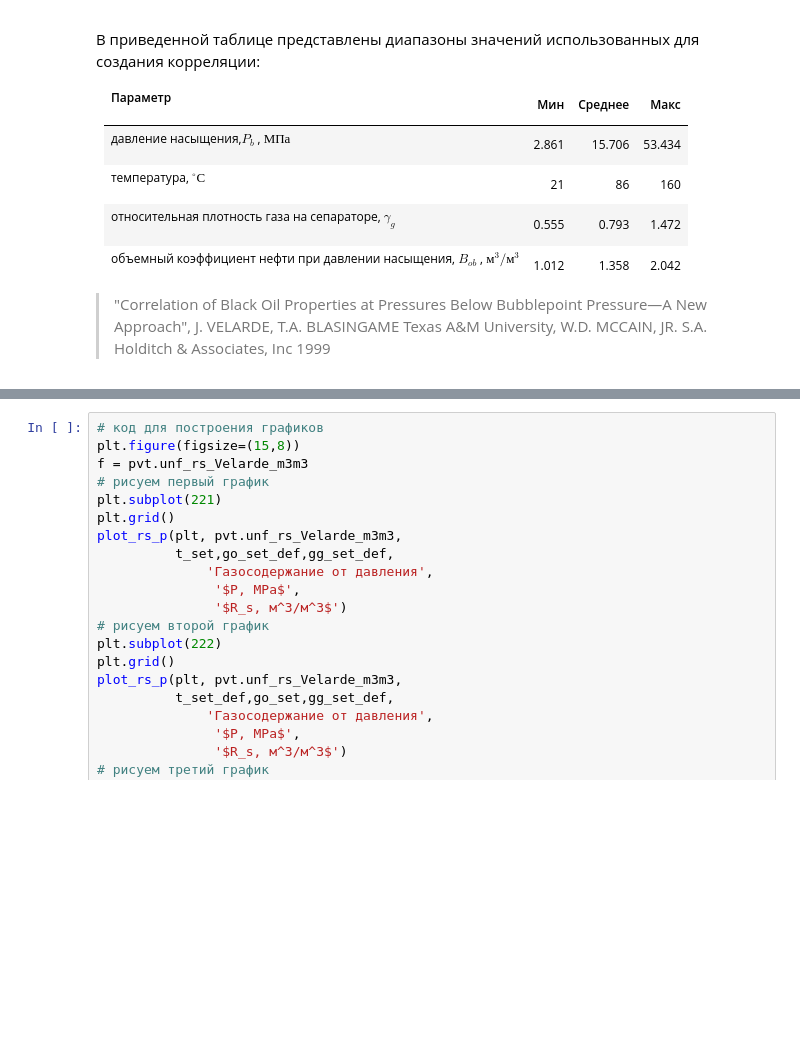
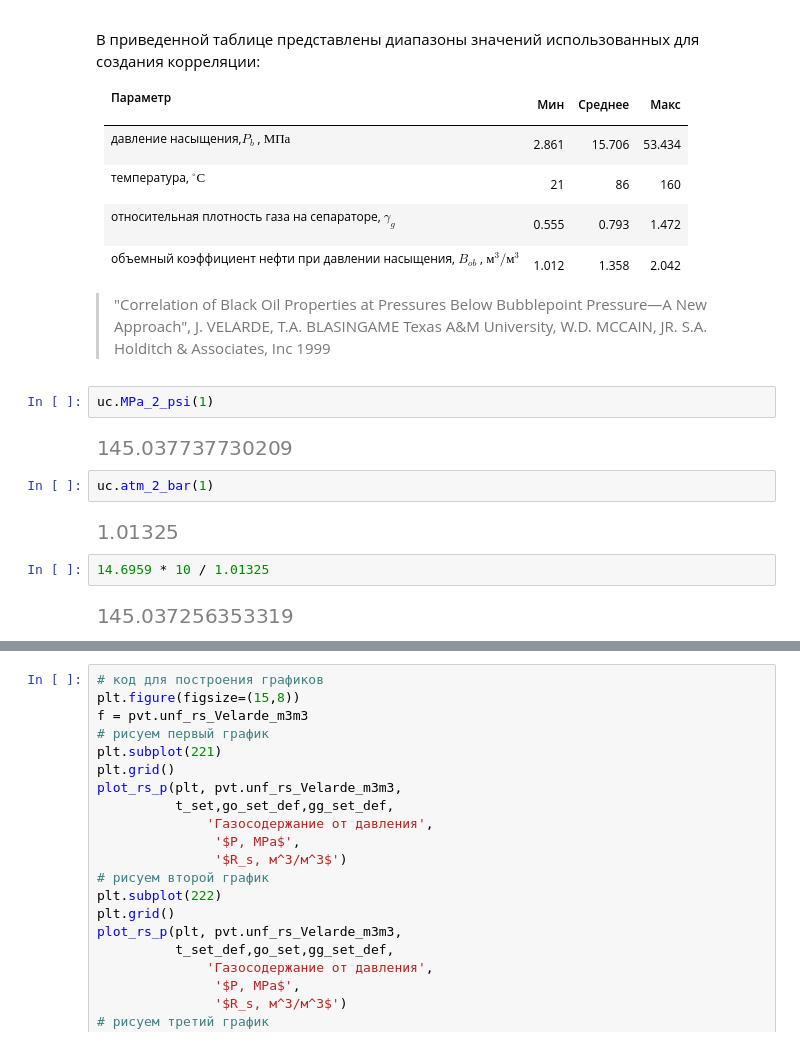
Before and after one commit to unifloc/neftpy, a Jupyter notebook: notebooks/01_01_pvt_pb.ipynb, the cells around one changed output, grey strips where cells are left out. Drawn from its saved outputs; the diff is of its cells as text; blank space fills up the shorter version.

```diff
--- a/notebooks/01_01_pvt_pb.ipynb
+++ b/notebooks/01_01_pvt_pb.ipynb
@@ -469,3 +486,15 @@ $T$ - температура, F
 
 >"Correlation of Black Oil Properties at Pressures Below Bubblepoint Pressure—A New Approach",
     J. VELARDE, T.A. BLASINGAME Texas A&M University, W.D. MCCAIN, JR. S.A. Holditch & Associates, Inc 1999
+# %%
+uc.MPa_2_psi(1)
+# %% [output]
+[figure, added]
+# %%
+uc.atm_2_bar(1)
+# %% [output]
+[figure, added]
+# %%
+14.6959 * 10 / 1.01325
+# %% [output]
+[figure, added]
```
Also changed, not shown: parts of 18 cells of this notebook, 5 other files.
